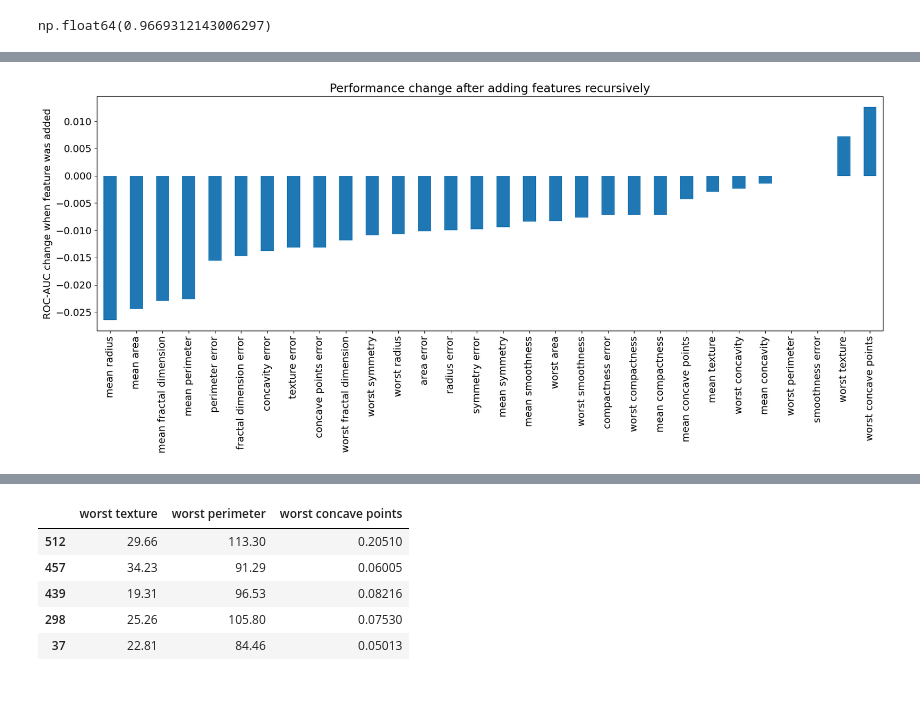
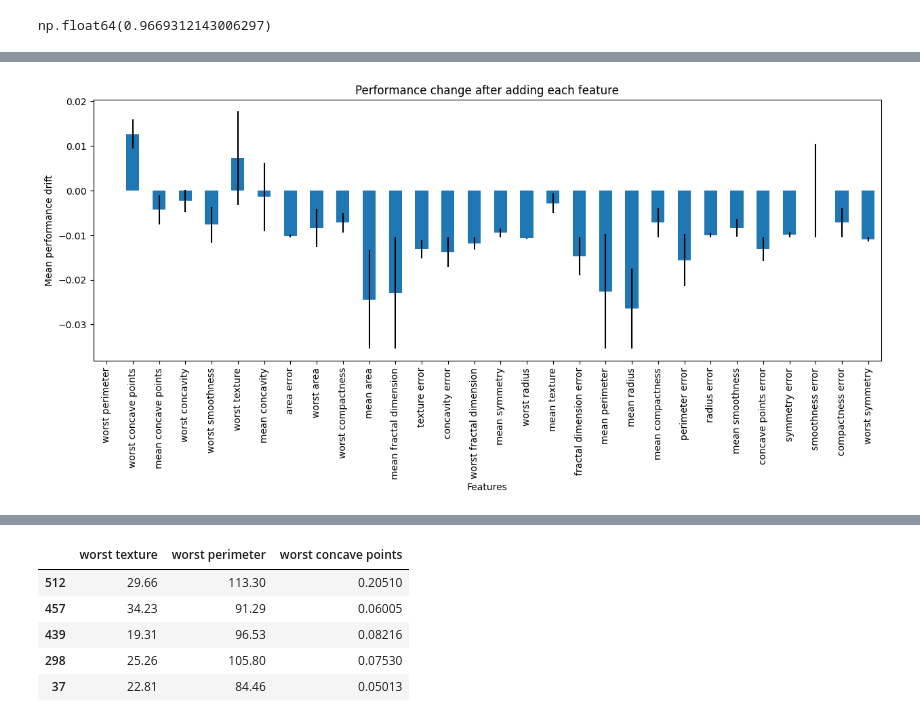
Before and after one commit to solegalli/feature-selection-in-machine-learning-book, a Jupyter notebook: 08-Other-methods/01-Recursive-feature-addition.ipynb, the cells around one changed output, grey strips where cells are left out. Drawn from its saved outputs; the diff is of its cells as text; code cells hidden in the pictures; blank space fills up the shorter version.

```diff
--- a/08-Other-methods/01-Recursive-feature-addition.ipynb
+++ b/08-Other-methods/01-Recursive-feature-addition.ipynb
@@ -61,11 +61,17 @@ rfa.initial_model_performance_
 np.float64(0.9669312143006297)
 # %%
 # Feature importance derived from initial model
-plt.figure()
-plt.rcParams.update({'font.size': 14})
+r = pd.concat([
+    pd.Series(rfa.feature_importances_),
+    pd.Series(rfa.feature_importances_std_)
+], axis=1
+)
+r.columns = ['mean', 'std']
 
-rfa.feature_importances_.plot.bar(figsize=(20,6))
+r['mean'].plot.bar(yerr=[r['std'], r['std']], subplots=True, figsize=(15,5))
+
+plt.title("Feature importance - derived from the GBM")
 plt.ylabel('Feature importance')
-plt.title('Feature importance derived from the GBM')
+plt.xlabel('Features')
 plt.show()
 # %% [output]
@@ -73,12 +79,21 @@ plt.show()
 # %%
 # Changes in performance after adding each feature
 
-pd.Series(rfa.performance_drifts_).sort_values(ascending=True).plot.bar(figsize=(20,6))
-plt.title('Performance change after adding features recursively')
-plt.ylabel('ROC-AUC change when feature was added')
+r = pd.concat([
+    pd.Series(rfa.performance_drifts_),
+    pd.Series(rfa.performance_drifts_std_)
+], axis=1
+)
+r.columns = ['mean', 'std']
+
+r['mean'].plot.bar(yerr=[r['std'], r['std']], subplots=True, figsize=(15,5))
+
+plt.title("Performance change after adding each feature")
+plt.ylabel('Mean performance drift')
+plt.xlabel('Features')
 plt.show()
 # %% [output]
-[figure, old version]
+[figure, new version]
 # %%
 # the features to remove
 
```
Also changed, not shown: parts of 1 cell of this notebook.
